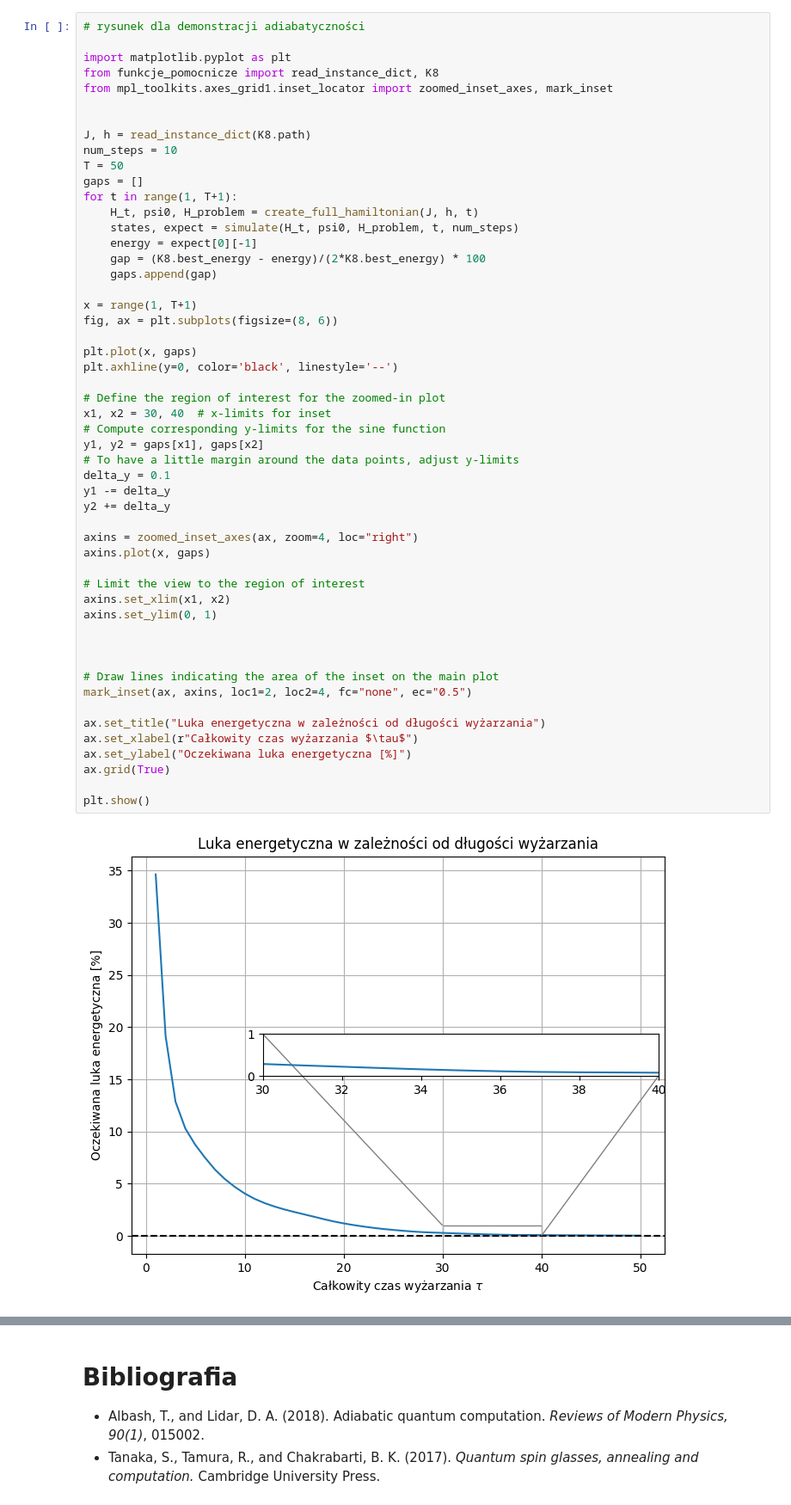
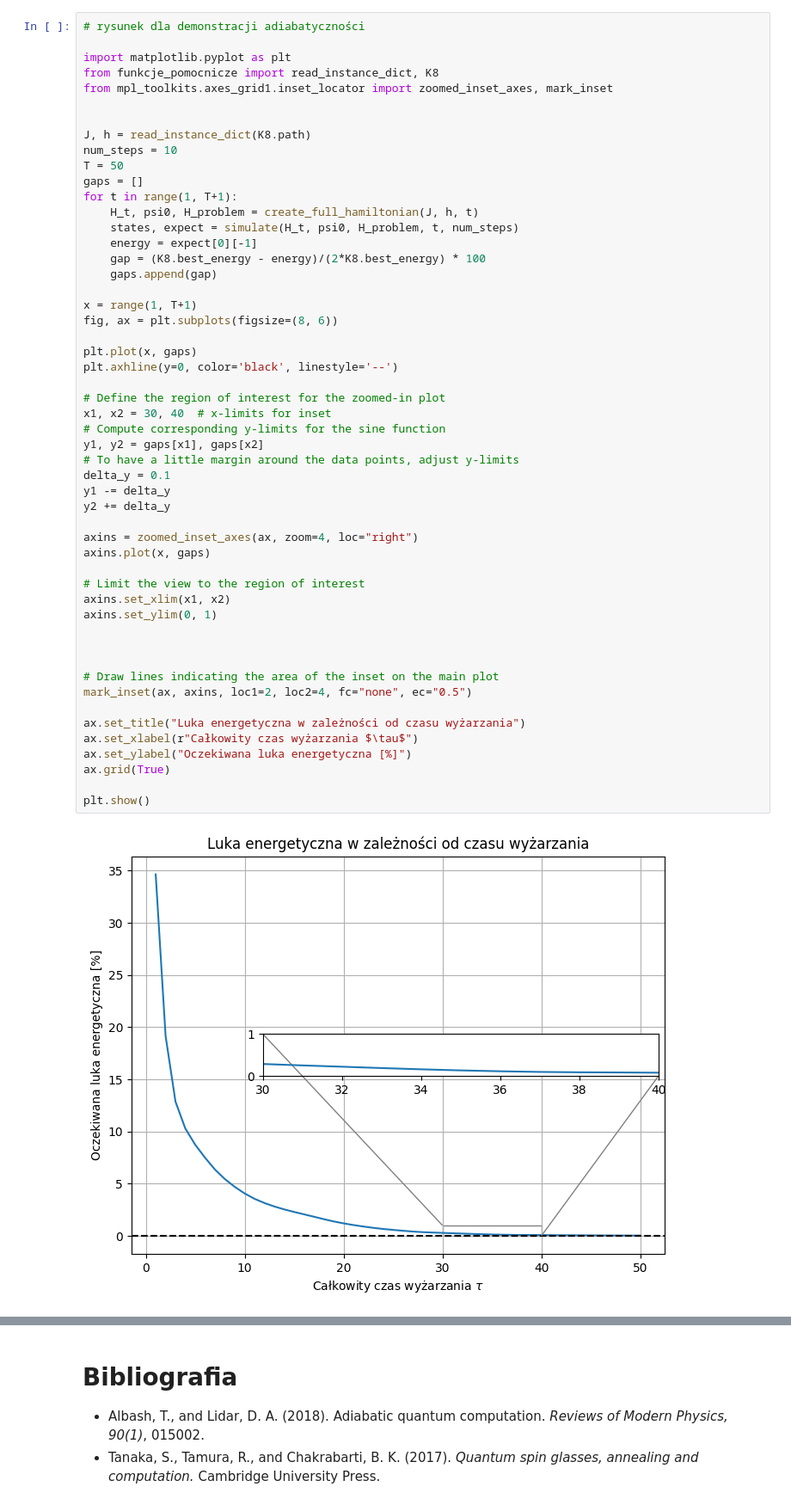
Before and after one commit to iitis/AkademiaSztukiKwantowej, a Jupyter notebook: classical_and_quantum_annealing/Teoria/Wyżarzanie_kwantowe.ipynb, the cells around one changed output, grey strips where cells are left out. Shown at 86% size. Drawn from its saved outputs; the diff is of its cells as text.

```diff
--- a/classical_and_quantum_annealing/Teoria/Wyżarzanie_kwantowe.ipynb
+++ b/classical_and_quantum_annealing/Teoria/Wyżarzanie_kwantowe.ipynb
@@ -304,33 +304,33 @@ fig, ax = plt.subplots(figsize=(8, 6))
 plt.plot(x, gaps)
 plt.axhline(y=0, color='black', linestyle='--')
 
 # Define the region of interest for the zoomed-in plot
 x1, x2 = 30, 40  # x-limits for inset
 # Compute corresponding y-limits for the sine function
 y1, y2 = gaps[x1], gaps[x2]
 # To have a little margin around the data points, adjust y-limits
 delta_y = 0.1
 y1 -= delta_y
 y2 += delta_y
 
 axins = zoomed_inset_axes(ax, zoom=4, loc="right")
 axins.plot(x, gaps)
 
 # Limit the view to the region of interest
 axins.set_xlim(x1, x2)
 axins.set_ylim(0, 1)
 
 
 
 # Draw lines indicating the area of the inset on the main plot
 mark_inset(ax, axins, loc1=2, loc2=4, fc="none", ec="0.5")
 
-ax.set_title("Luka energetyczna w zależności od długości wyżarzania")
+ax.set_title("Luka energetyczna w zależności od czasu wyżarzania")
 ax.set_xlabel(r"Całkowity czas wyżarzania $\tau$")
 ax.set_ylabel("Oczekiwana luka energetyczna [%]")
 ax.grid(True)
 
 plt.show()
 # %% [output]
-[figure, old version]
+[figure, new version]
 # %%
```
Also changed, not shown: parts of 9 cells of this notebook, 2 other files.
